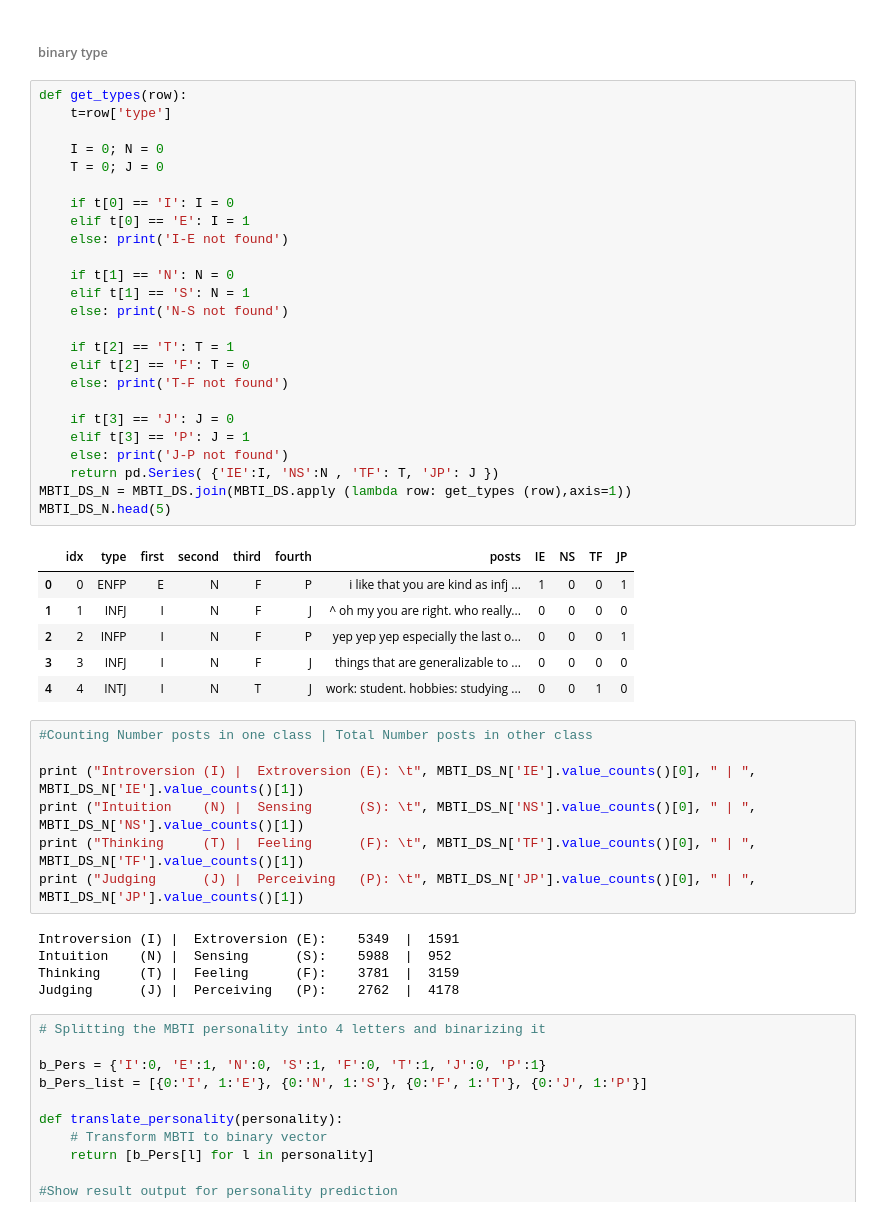
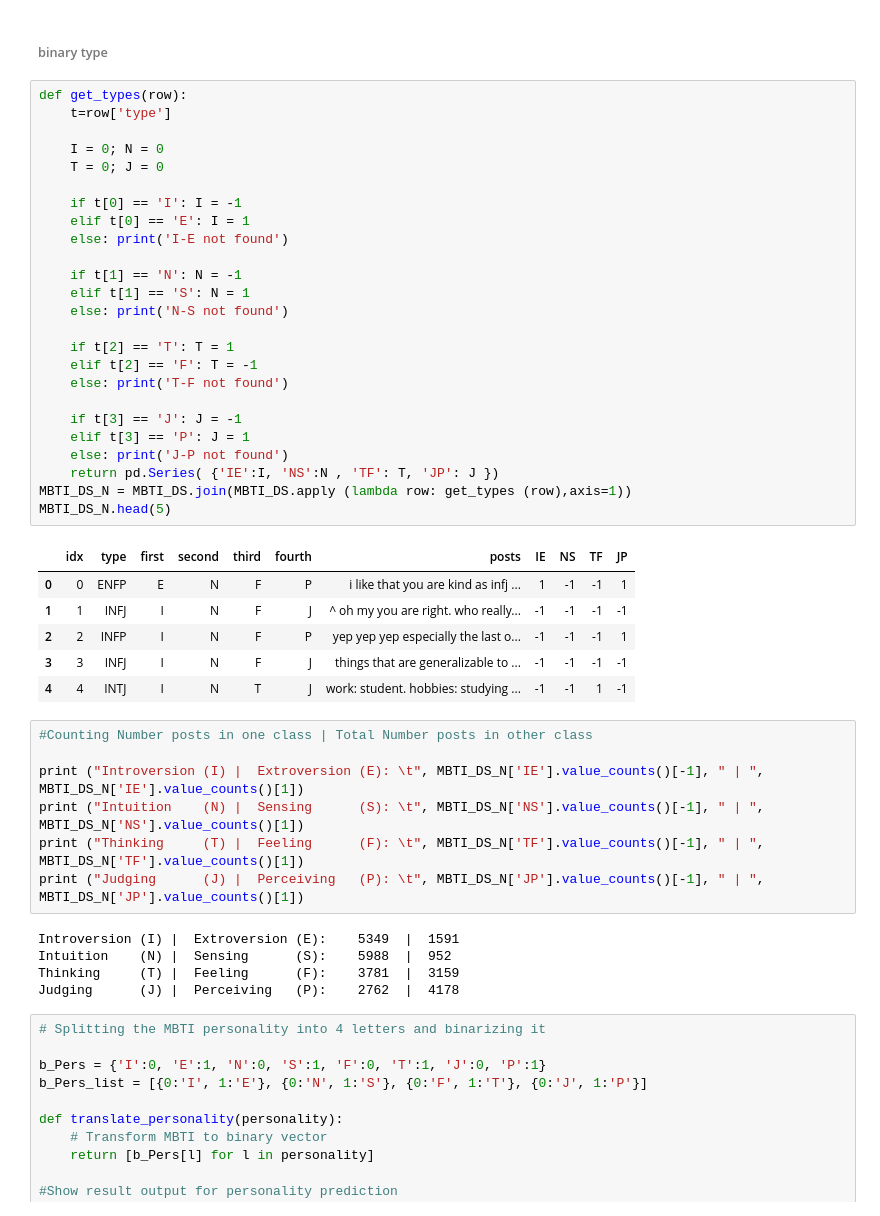
Before and after one commit to alalba221/Advanced-Machine-Learning, a Jupyter notebook: Final_Project/data_preprocessing.ipynb, the cells around one changed output. Cells and saved outputs as stored; diff of their text form.

```diff
--- a/Final_Project/data_preprocessing.ipynb
+++ b/Final_Project/data_preprocessing.ipynb
@@ -198,42 +198,42 @@ unique_type_list = [x.lower() for x in unique_type_list]
 # %%
 def get_types(row):
     t=row['type']
 
     I = 0; N = 0
     T = 0; J = 0
 
-    if t[0] == 'I': I = 0
+    if t[0] == 'I': I = -1
     elif t[0] == 'E': I = 1
     else: print('I-E not found')
 
-    if t[1] == 'N': N = 0
+    if t[1] == 'N': N = -1
     elif t[1] == 'S': N = 1
     else: print('N-S not found')
 
     if t[2] == 'T': T = 1
-    elif t[2] == 'F': T = 0
+    elif t[2] == 'F': T = -1
     else: print('T-F not found')
 
-    if t[3] == 'J': J = 0
+    if t[3] == 'J': J = -1
     elif t[3] == 'P': J = 1
     else: print('J-P not found')
     return pd.Series( {'IE':I, 'NS':N , 'TF': T, 'JP': J })
 MBTI_DS_N = MBTI_DS.join(MBTI_DS.apply (lambda row: get_types (row),axis=1))
 MBTI_DS_N.head(5)
 # %% [output]
 |  | idx | type | first | second | third | fourth | posts | IE | NS | TF | JP |
-| 0 | 0 | ENFP | E | N | F | P | i like that you are kind as infj ... | 1 | 0 | 0 | 1 |
-| 1 | 1 | INFJ | I | N | F | J | ^ oh my you are right. who really... | 0 | 0 | 0 | 0 |
-| 2 | 2 | INFP | I | N | F | P | yep yep yep especially the last o... | 0 | 0 | 0 | 1 |
-| 3 | 3 | INFJ | I | N | F | J | things that are generalizable to ... | 0 | 0 | 0 | 0 |
-| 4 | 4 | INTJ | I | N | T | J | work: student. hobbies: studying ... | 0 | 0 | 1 | 0 |
+| 0 | 0 | ENFP | E | N | F | P | i like that you are kind as infj ... | 1 | -1 | -1 | 1 |
+| 1 | 1 | INFJ | I | N | F | J | ^ oh my you are right. who really... | -1 | -1 | -1 | -1 |
+| 2 | 2 | INFP | I | N | F | P | yep yep yep especially the last o... | -1 | -1 | -1 | 1 |
+| 3 | 3 | INFJ | I | N | F | J | things that are generalizable to ... | -1 | -1 | -1 | -1 |
+| 4 | 4 | INTJ | I | N | T | J | work: student. hobbies: studying ... | -1 | -1 | 1 | -1 |
 # %%
 #Counting Number posts in one class | Total Number posts in other class
 
-print ("Introversion (I) |  Extroversion (E): \t", MBTI_DS_N['IE'].value_counts()[0], " | ", MBTI_DS_N['IE'].value_counts()[1])
-print ("Intuition    (N) |  Sensing      (S): \t", MBTI_DS_N['NS'].value_counts()[0], " | ", MBTI_DS_N['NS'].value_counts()[1])
-print ("Thinking     (T) |  Feeling      (F): \t", MBTI_DS_N['TF'].value_counts()[0], " | ", MBTI_DS_N['TF'].value_counts()[1])
-print ("Judging      (J) |  Perceiving   (P): \t", MBTI_DS_N['JP'].value_counts()[0], " | ", MBTI_DS_N['JP'].value_counts()[1])
+print ("Introversion (I) |  Extroversion (E): \t", MBTI_DS_N['IE'].value_counts()[-1], " | ", MBTI_DS_N['IE'].value_counts()[1])
+print ("Intuition    (N) |  Sensing      (S): \t", MBTI_DS_N['NS'].value_counts()[-1], " | ", MBTI_DS_N['NS'].value_counts()[1])
+print ("Thinking     (T) |  Feeling      (F): \t", MBTI_DS_N['TF'].value_counts()[-1], " | ", MBTI_DS_N['TF'].value_counts()[1])
+print ("Judging      (J) |  Perceiving   (P): \t", MBTI_DS_N['JP'].value_counts()[-1], " | ", MBTI_DS_N['JP'].value_counts()[1])
 # %% [output]
 Introversion (I) |  Extroversion (E):    5349  |  1591
 Intuition    (N) |  Sensing      (S):    5988  |  952
```
Also changed, not shown: parts of 18 cells of this notebook, 37 other files.
